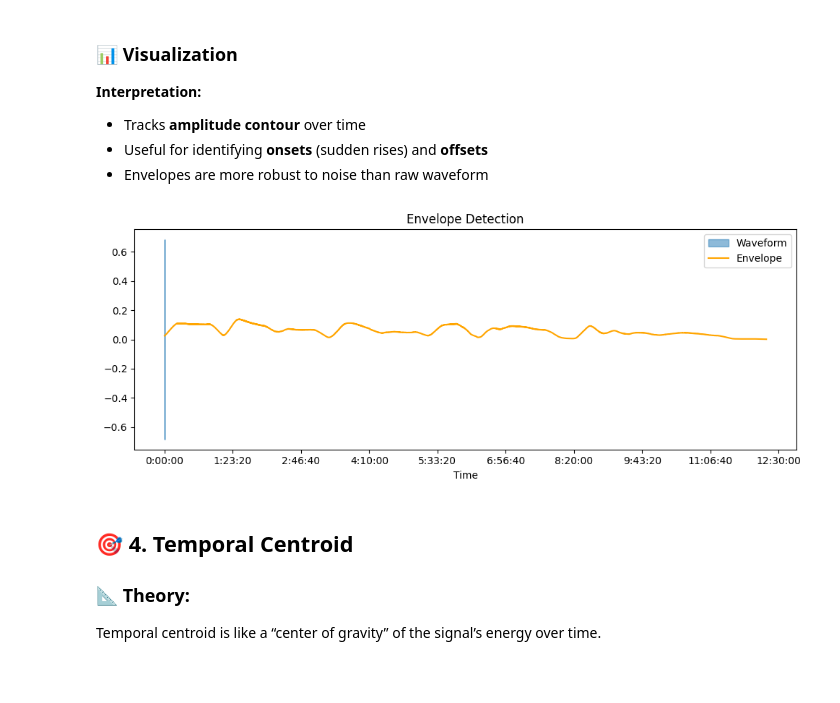
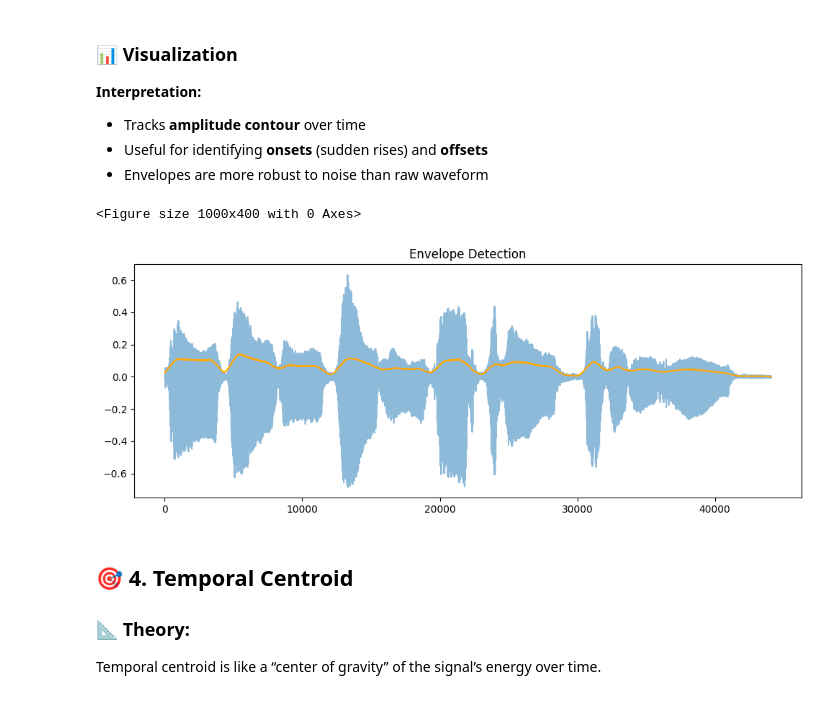
Before and after one commit to sbhusal123/audio-signal-processing, a Jupyter notebook: Feature Extraction And Engineering For Audio/Time Domain Features.ipynb, the cells around one changed output. Saved outputs shown, nothing was run; the diff lists cells and outputs as text; code cells hidden in the pictures.

```diff
--- a/Feature Extraction And Engineering For Audio/Time Domain Features.ipynb
+++ b/Feature Extraction And Engineering For Audio/Time Domain Features.ipynb
@@ -141,14 +143,17 @@ envelope_smooth = scipy.signal.convolve(amplitude_envelope,
 - Envelopes are more robust to noise than raw waveform
 # %%
 plt.figure(figsize=(10, 4))
-librosa.display.waveshow(y, sr=sr, alpha=0.5, label='Waveform')
+
+plt.figure(figsize=(10, 4))
+plt.plot(y, label='Original Signal', alpha=0.5)
+
 plt.plot(envelope_smooth, color='orange', label='Envelope')
-plt.legend()
 plt.title("Envelope Detection")
 plt.tight_layout()
 plt.show()
 # %% [output]
+<Figure size 1000x400 with 0 Axes>
-[figure, old version]
+[figure, new version]
 # %% [markdown]
 ## 🎯 4. Temporal Centroid
 
```
Also changed, not shown: parts of 1 cell of this notebook, 1 other file.
